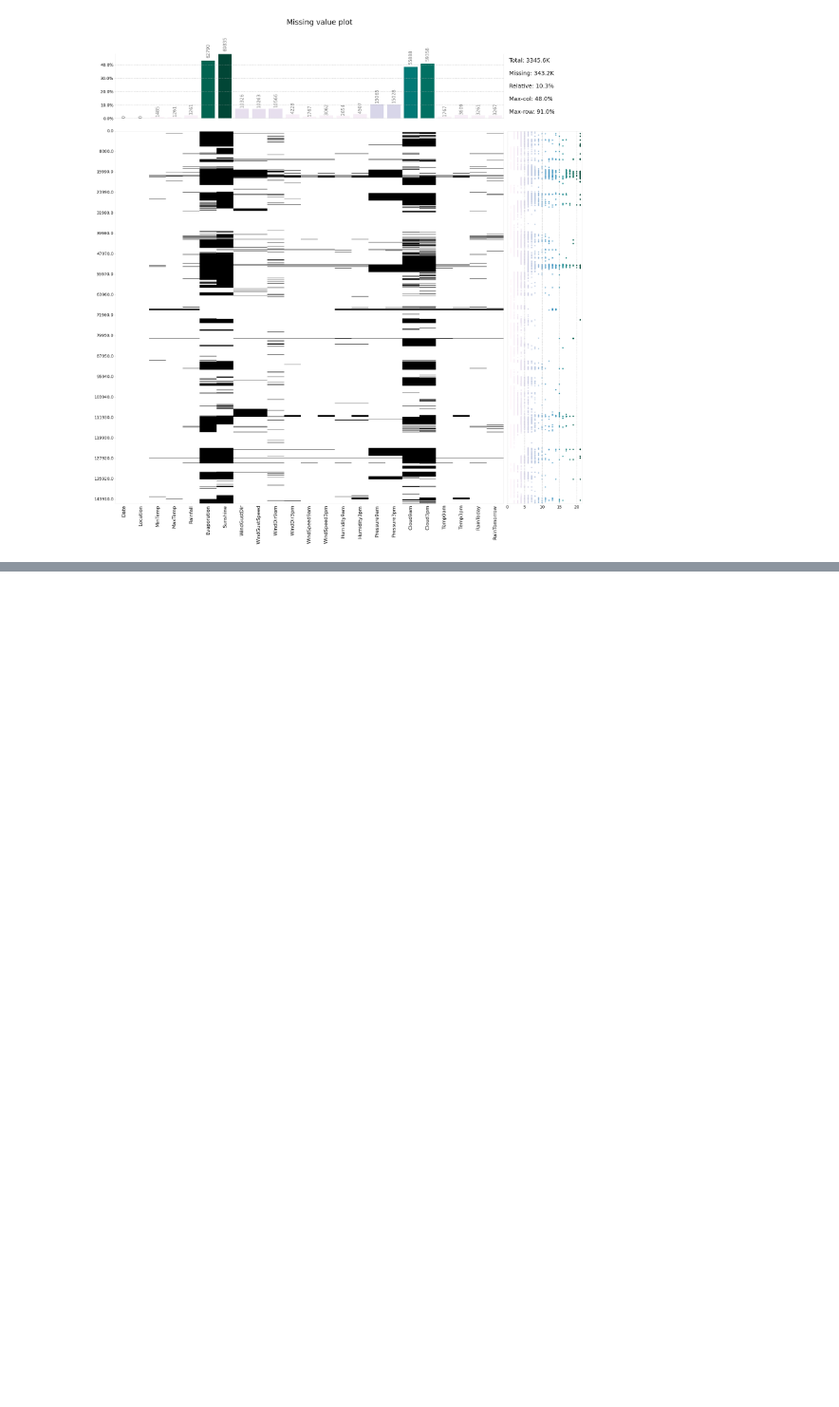
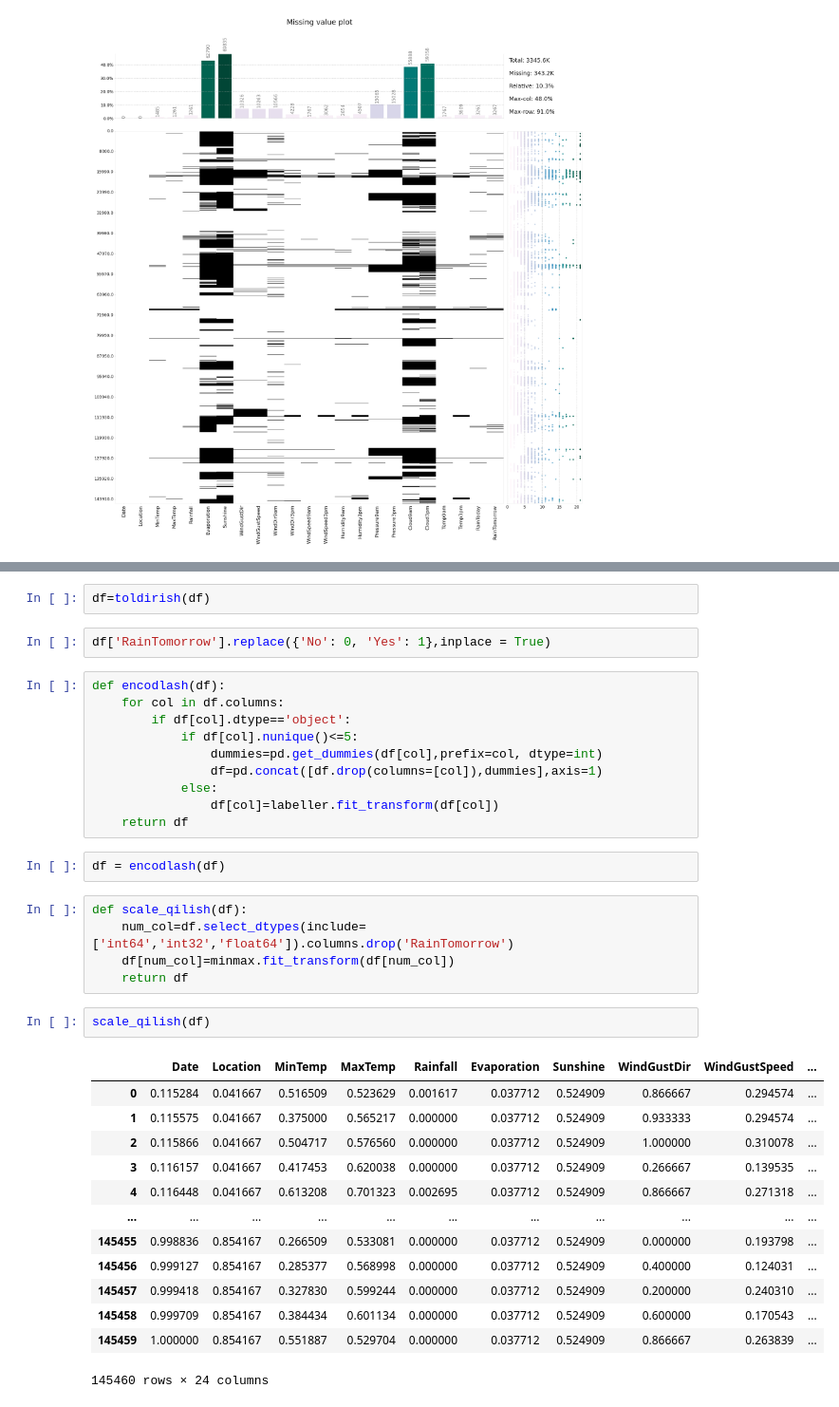
Before and after one commit to bunyod123/AI-DARSLAR, a Jupyter notebook: MidTermProject/data_analysis/data_check.ipynb, the cells around one changed output, grey strips where cells are left out. Shown at 95% size. Cells and saved outputs as stored; diff of their text form; blank space fills up the shorter version.

```diff
--- a/MidTermProject/data_analysis/data_check.ipynb
+++ b/MidTermProject/data_analysis/data_check.ipynb
@@ -72,0 +87,37 @@ GridSpec(6, 6)
+# %%
+df=toldirish(df)
+# %%
+df['RainTomorrow'].replace({'No': 0, 'Yes': 1},inplace = True)
+# %%
+def encodlash(df):
+    for col in df.columns:
+        if df[col].dtype=='object':
+            if df[col].nunique()<=5:
+                dummies=pd.get_dummies(df[col],prefix=col, dtype=int)
+                df=pd.concat([df.drop(columns=[col]),dummies],axis=1)
+            else:
+                df[col]=labeller.fit_transform(df[col])
+    return df
+# %%
+df = encodlash(df)
+# %%
+def scale_qilish(df):
+    num_col=df.select_dtypes(include=['int64','int32','float64']).columns.drop('RainTomorrow')
+    df[num_col]=minmax.fit_transform(df[num_col])
+    return df
+# %%
+scale_qilish(df)
+# %% [output]
+|  | Date | Location | MinTemp | MaxTemp | Rainfall | Evaporation | Sunshine | WindGustDir | WindGustSpeed | ... |
+| 0 | 0.115284 | 0.041667 | 0.516509 | 0.523629 | 0.001617 | 0.037712 | 0.524909 | 0.866667 | 0.294574 | ... |
+| 1 | 0.115575 | 0.041667 | 0.375000 | 0.565217 | 0.000000 | 0.037712 | 0.524909 | 0.933333 | 0.294574 | ... |
+| 2 | 0.115866 | 0.041667 | 0.504717 | 0.576560 | 0.000000 | 0.037712 | 0.524909 | 1.000000 | 0.310078 | ... |
+| 3 | 0.116157 | 0.041667 | 0.417453 | 0.620038 | 0.000000 | 0.037712 | 0.524909 | 0.266667 | 0.139535 | ... |
+| 4 | 0.116448 | 0.041667 | 0.613208 | 0.701323 | 0.002695 | 0.037712 | 0.524909 | 0.866667 | 0.271318 | ... |
+| ... | ... | ... | ... | ... | ... | ... | ... | ... | ... | ... |
+| 145455 | 0.998836 | 0.854167 | 0.266509 | 0.533081 | 0.000000 | 0.037712 | 0.524909 | 0.000000 | 0.193798 | ... |
+| 145456 | 0.999127 | 0.854167 | 0.285377 | 0.568998 | 0.000000 | 0.037712 | 0.524909 | 0.400000 | 0.124031 | ... |
+| 145457 | 0.999418 | 0.854167 | 0.327830 | 0.599244 | 0.000000 | 0.037712 | 0.524909 | 0.200000 | 0.240310 | ... |
+| 145458 | 0.999709 | 0.854167 | 0.384434 | 0.601134 | 0.000000 | 0.037712 | 0.524909 | 0.600000 | 0.170543 | ... |
+| 145459 | 1.000000 | 0.854167 | 0.551887 | 0.529704 | 0.000000 | 0.037712 | 0.524909 | 0.866667 | 0.263839 | ... |
+145460 rows × 24 columns
```
Also changed, not shown: parts of 3 cells of this notebook.
